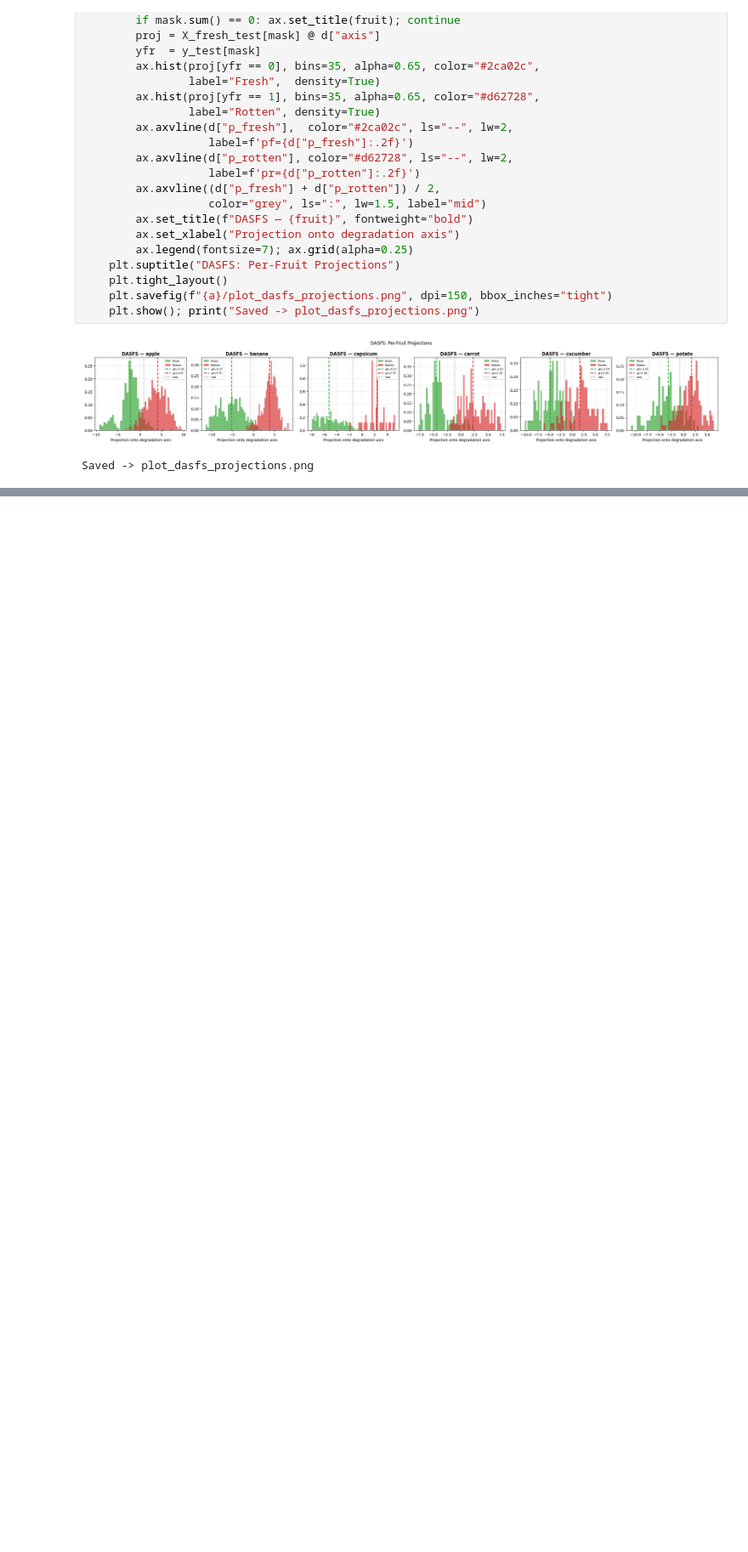
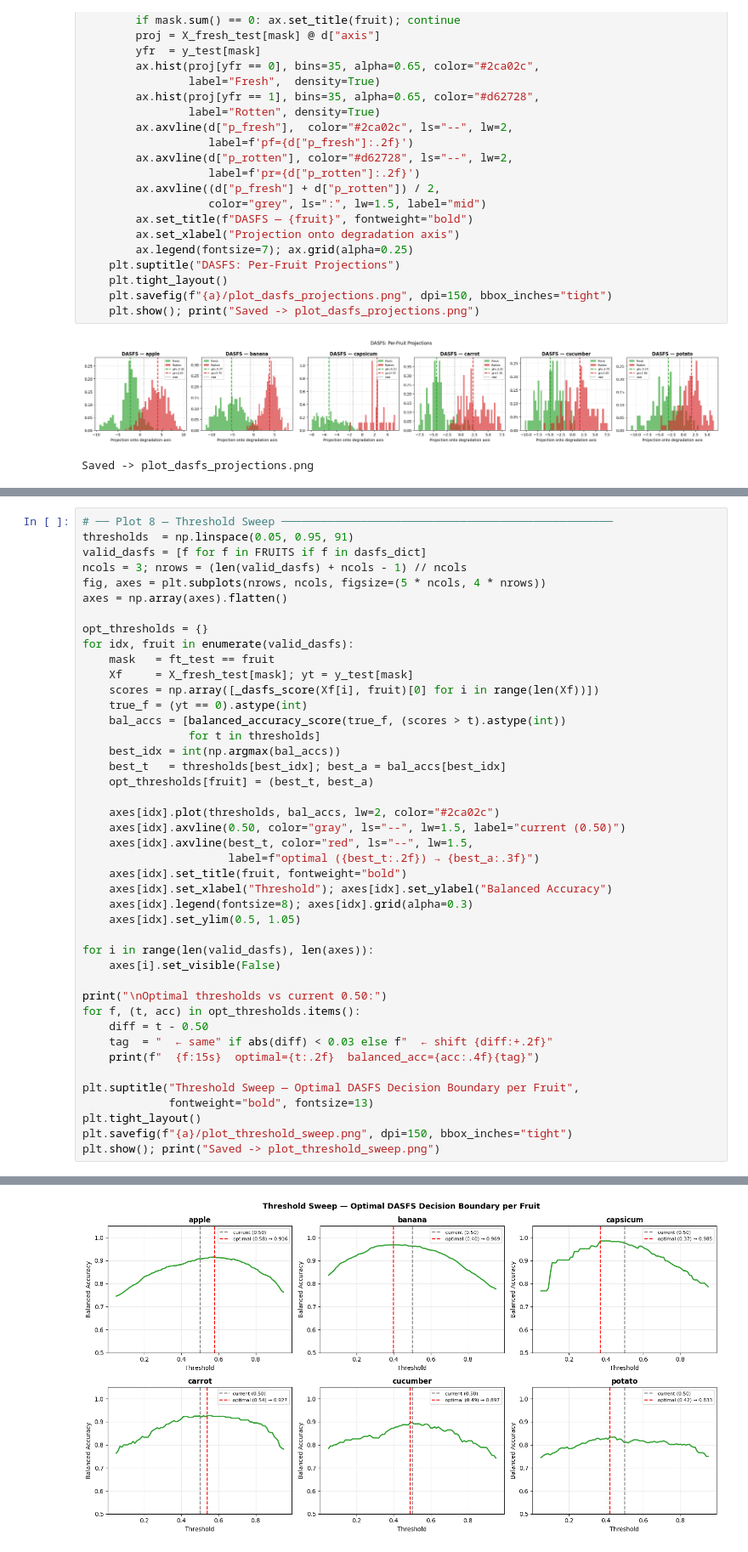
Before and after one commit to Krittik-Panda/Vegetables-freshness-ditection, a Jupyter notebook: 02_evaluate_2nd_version.ipynb, the cells around one changed output, grey strips where cells are left out. Shown at 85% size. Drawn from its saved outputs; the diff is of its cells as text; blank space fills up the shorter version.

```diff
--- a/02_evaluate_2nd_version.ipynb
+++ b/02_evaluate_2nd_version.ipynb
@@ -317,0 +358,44 @@ Saved -> plot_dasfs_projections.png
+# %%
+# ── Plot 8 — Threshold Sweep ──────────────────────────────────────────────────
+thresholds  = np.linspace(0.05, 0.95, 91)
+valid_dasfs = [f for f in FRUITS if f in dasfs_dict]
+ncols = 3; nrows = (len(valid_dasfs) + ncols - 1) // ncols
+fig, axes = plt.subplots(nrows, ncols, figsize=(5 * ncols, 4 * nrows))
+axes = np.array(axes).flatten()
+
+opt_thresholds = {}
+for idx, fruit in enumerate(valid_dasfs):
+    mask   = ft_test == fruit
+    Xf     = X_fresh_test[mask]; yt = y_test[mask]
+    scores = np.array([_dasfs_score(Xf[i], fruit)[0] for i in range(len(Xf))])
+    true_f = (yt == 0).astype(int)
+    bal_accs = [balanced_accuracy_score(true_f, (scores > t).astype(int))
+                for t in thresholds]
+    best_idx = int(np.argmax(bal_accs))
+    best_t   = thresholds[best_idx]; best_a = bal_accs[best_idx]
+    opt_thresholds[fruit] = (best_t, best_a)
+
+    axes[idx].plot(thresholds, bal_accs, lw=2, color="#2ca02c")
+    axes[idx].axvline(0.50, color="gray", ls="--", lw=1.5, label="current (0.50)")
+    axes[idx].axvline(best_t, color="red", ls="--", lw=1.5,
+                      label=f"optimal ({best_t:.2f}) → {best_a:.3f}")
+    axes[idx].set_title(fruit, fontweight="bold")
+    axes[idx].set_xlabel("Threshold"); axes[idx].set_ylabel("Balanced Accuracy")
+    axes[idx].legend(fontsize=8); axes[idx].grid(alpha=0.3)
+    axes[idx].set_ylim(0.5, 1.05)
+
+for i in range(len(valid_dasfs), len(axes)):
+    axes[i].set_visible(False)
+
+print("\nOptimal thresholds vs current 0.50:")
+for f, (t, acc) in opt_thresholds.items():
+    diff = t - 0.50
+    tag  = "  ← same" if abs(diff) < 0.03 else f"  ← shift {diff:+.2f}"
+    print(f"  {f:15s}  optimal={t:.2f}  balanced_acc={acc:.4f}{tag}")
+
+plt.suptitle("Threshold Sweep — Optimal DASFS Decision Boundary per Fruit",
+             fontweight="bold", fontsize=13)
+plt.tight_layout()
+plt.savefig(f"{a}/plot_threshold_sweep.png", dpi=150, bbox_inches="tight")
+plt.show(); print("Saved -> plot_threshold_sweep.png")
+# %% [output]
@@ -317,0 +409 @@ Saved -> plot_dasfs_projections.png
+[figure, added]
```
Also changed, not shown: parts of 10 cells of this notebook, 1 other file.
